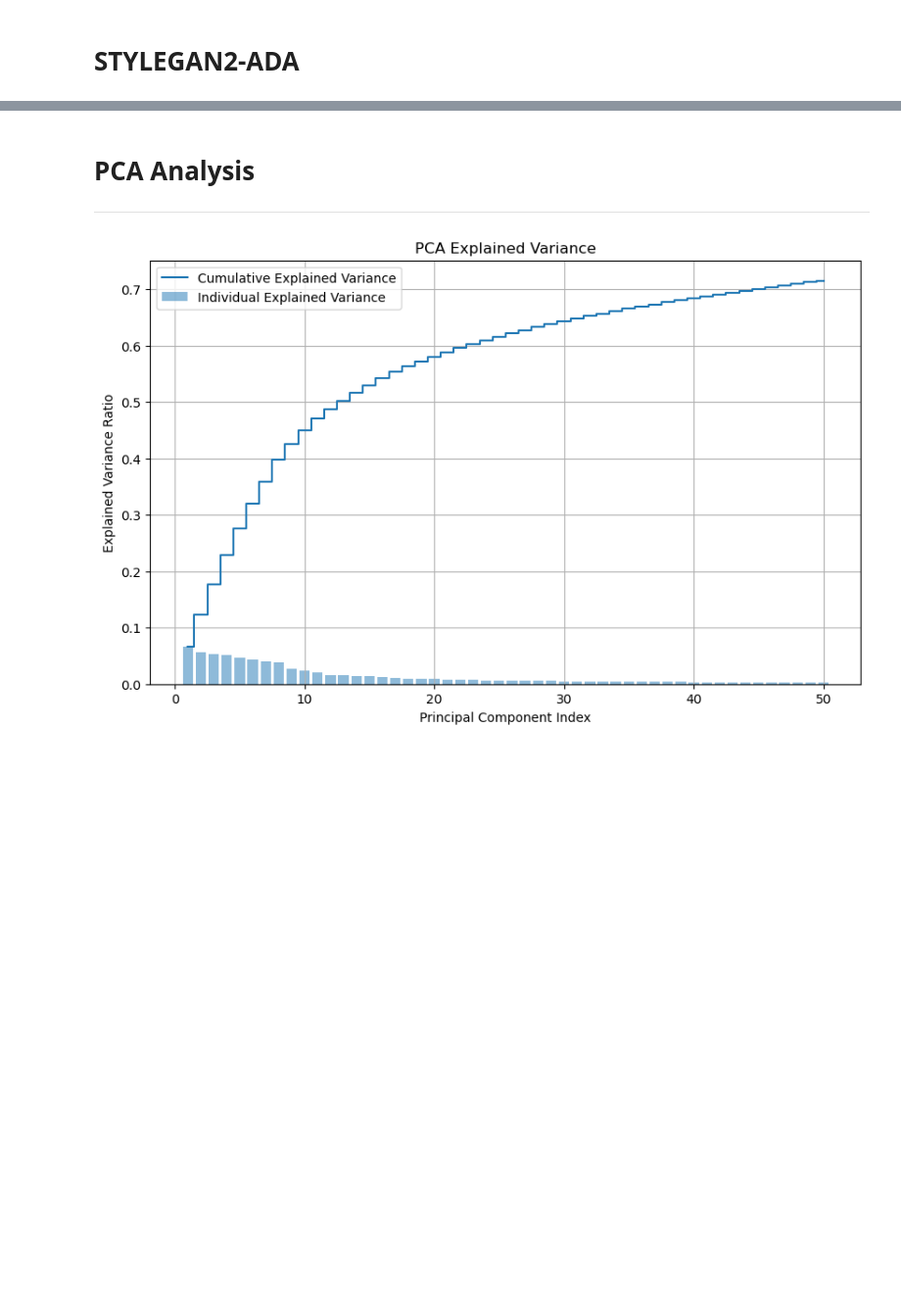
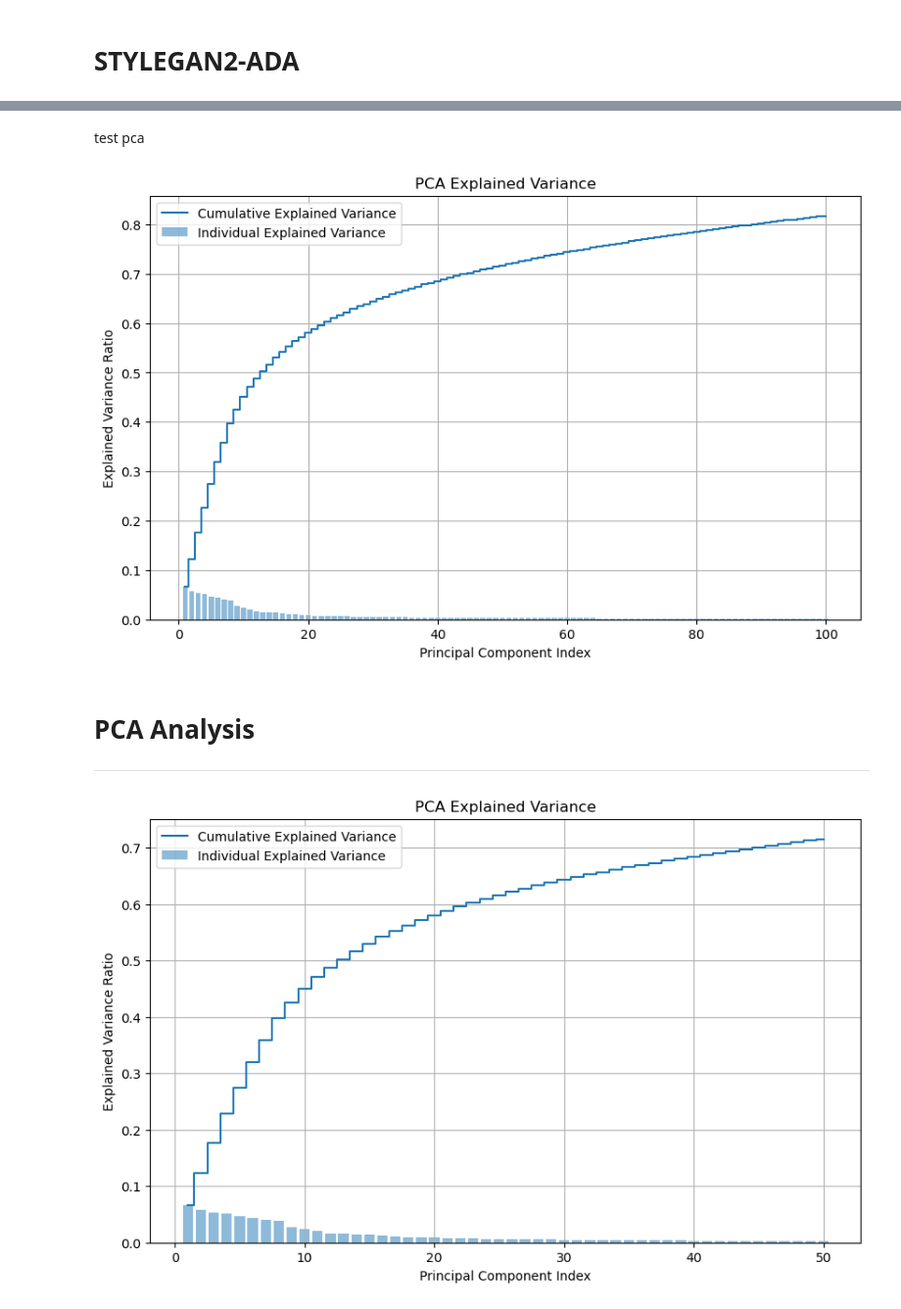
Before and after one commit to nico-bly/stylegan-face-edit, a Jupyter notebook: stylegan_cpu.ipynb, the cells around one changed output, grey strips where cells are left out. Shown at 98% size. Saved outputs shown, nothing was run; the diff lists cells and outputs as text; code cells hidden in the pictures; blank space fills up the shorter version.

```diff
--- a/stylegan_cpu.ipynb
+++ b/stylegan_cpu.ipynb
@@ -43,0 +48,49 @@ plt.imshow(image)
+# %% [markdown]
+test pca
+# %%
+network = "https://nvlabs-fi-cdn.nvidia.com/stylegan2-ada-pytorch/pretrained/ffhq.pkl"
+device = "cpu"
+# %%
+with dnnlib.util.open_url(network) as fp:
+        G = legacy.load_network_pkl(fp)['G_ema'].requires_grad_(False).to(device)
+# %%
+def generate_samples(G, num_samples):
+    z_samples = np.random.RandomState().randn(num_samples, 512).astype(np.float32)
+
+    w_samples = G.mapping(torch.from_numpy(z_samples).to(device), None)  # [N, L, C]
+    w_samples = w_samples.cpu().numpy()
+    w_samples = w_samples[:,0,:]
+
+    return w_samples
+
+def get_pca(samples,ncomp):
+
+    scaler = StandardScaler()
+    samples_scaled = scaler.fit_transform(samples)
+
+    pca = PCA(n_components=ncomp)
+    pca.fit(samples_scaled)
+
+    explained_variance = pca.explained_variance_ratio_
+    cumulative_explained_variance = np.cumsum(explained_variance)
+
+    # Plot explained variance
+    plt.figure(figsize=(10, 6))
+    plt.bar(range(1, len(explained_variance) + 1), explained_variance, alpha=0.5, align='center',
+        label='Individual Explained Variance')
+    plt.step(range(1, len(cumulative_explained_variance) + 1), cumulative_explained_variance, where='mid',
+         label='Cumulative Explained Variance')
+
+    plt.xlabel('Principal Component Index')
+    plt.ylabel('Explained Variance Ratio')
+    plt.title('PCA Explained Variance')
+    plt.legend(loc='best')
+    plt.grid(True)
+    plt.show()
+
+    return pca , scaler
+# %%
+w_samples = generate_samples(G, 10000)
+pca , scaler = get_pca(w_samples,ncomp=100)
+# %% [output]
+[figure, added]
```
Also changed, not shown: parts of 19 cells of this notebook, 3 other files.
